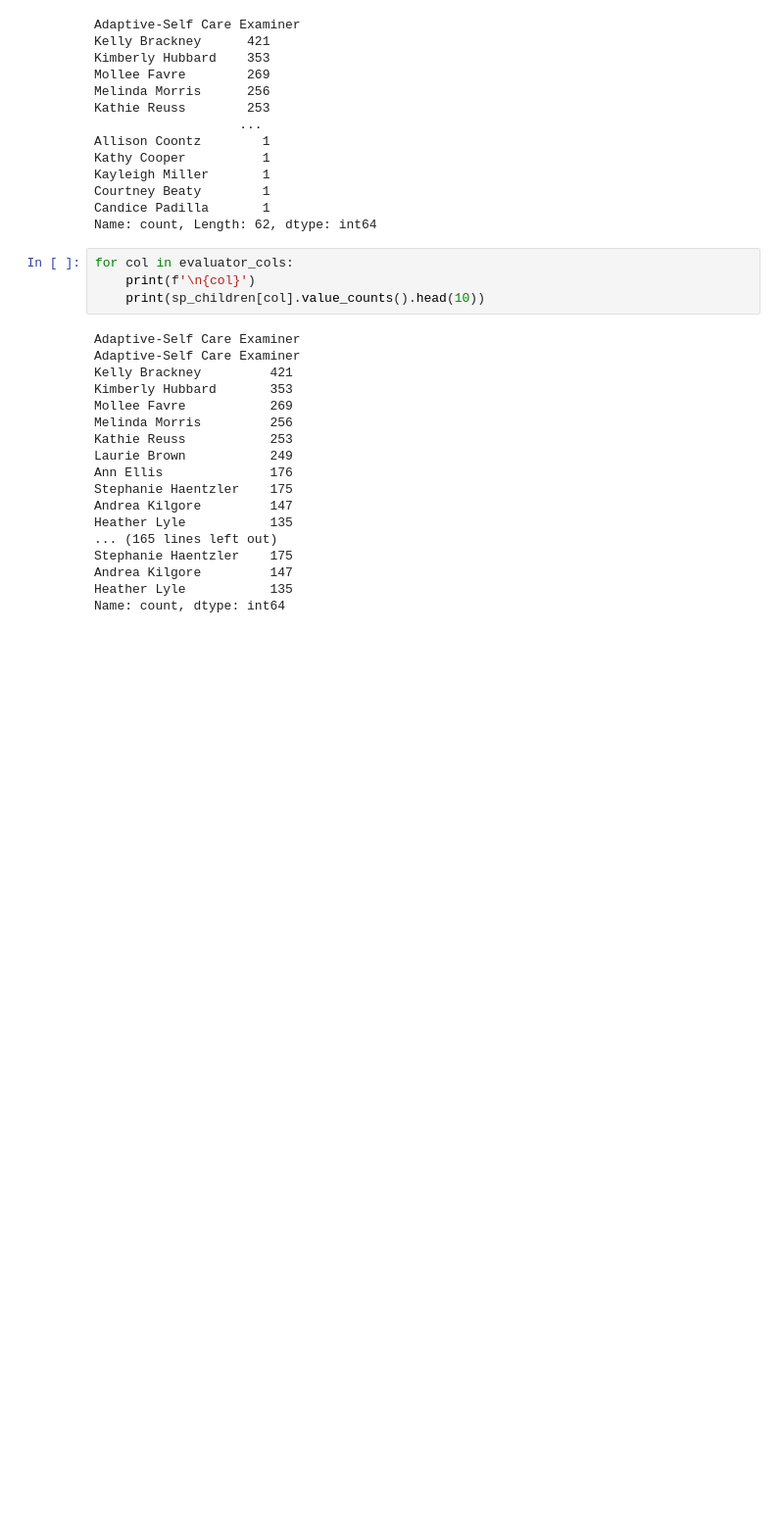
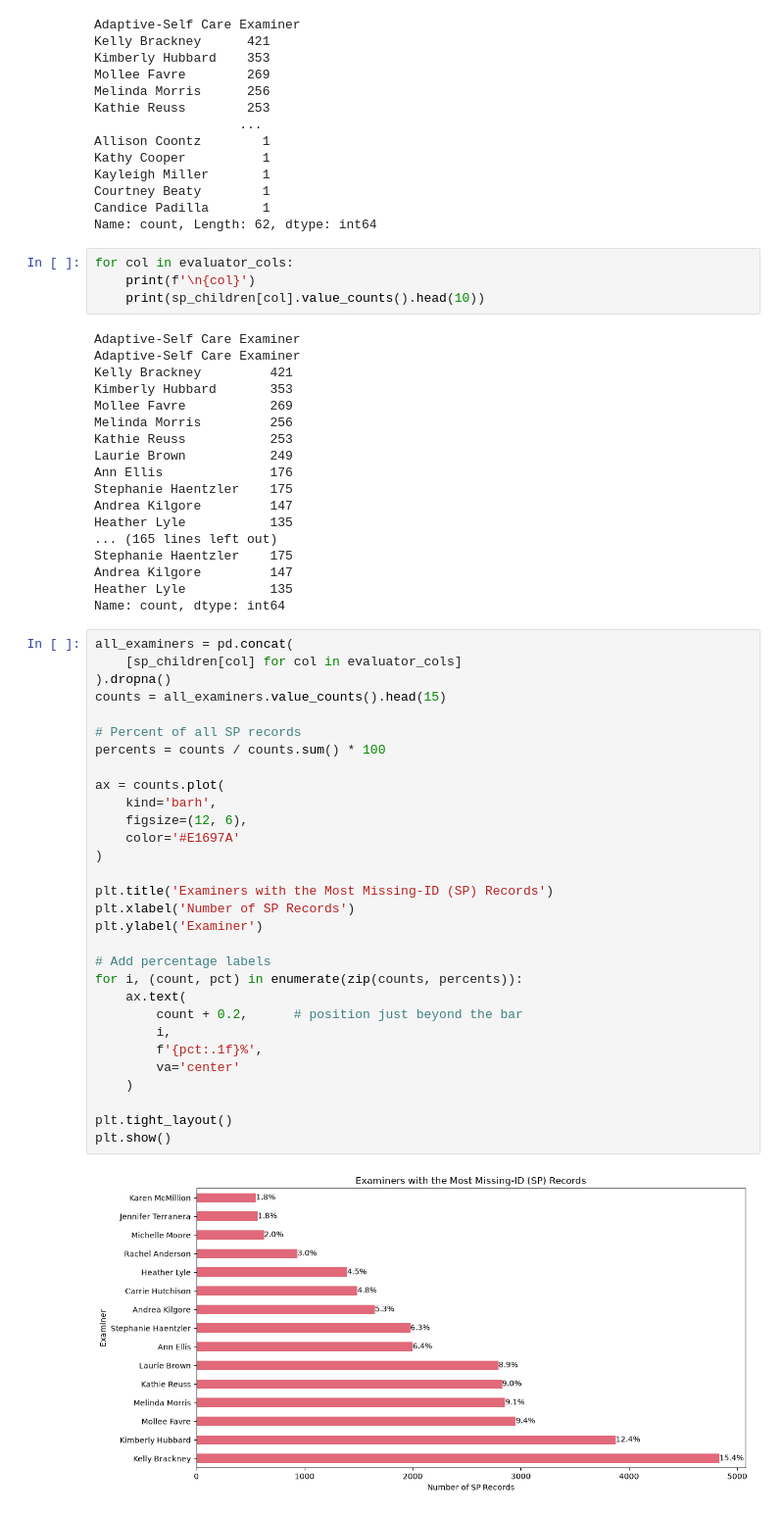
Before and after one commit to jewelamstewart-jpg/TEIS_Partner_Project, a Jupyter notebook: TEIS_Partner_Project.ipynb, the cells around one changed output. Shown at 98% size. Saved outputs shown, nothing was run; the diff lists cells and outputs as text; blank space fills up the shorter version.

```diff
--- a/TEIS_Partner_Project.ipynb
+++ b/TEIS_Partner_Project.ipynb
@@ -784,3 +845,35 @@ Stephanie Haentzler    175
 Andrea Kilgore         147
 Heather Lyle           135
 Name: count, dtype: int64
+# %%
+all_examiners = pd.concat(
+    [sp_children[col] for col in evaluator_cols]
+).dropna()
+counts = all_examiners.value_counts().head(15)
+
+# Percent of all SP records
+percents = counts / counts.sum() * 100
+
+ax = counts.plot(
+    kind='barh',
+    figsize=(12, 6),
+    color='#E1697A'
+)
+
+plt.title('Examiners with the Most Missing-ID (SP) Records')
+plt.xlabel('Number of SP Records')
+plt.ylabel('Examiner')
+
+# Add percentage labels
+for i, (count, pct) in enumerate(zip(counts, percents)):
+    ax.text(
+        count + 0.2,      # position just beyond the bar
+        i,
+        f'{pct:.1f}%',
+        va='center'
+    )
+
+plt.tight_layout()
+plt.show()
+# %% [output]
+[figure, added]
```
Also changed, not shown: parts of 6 cells of this notebook.
